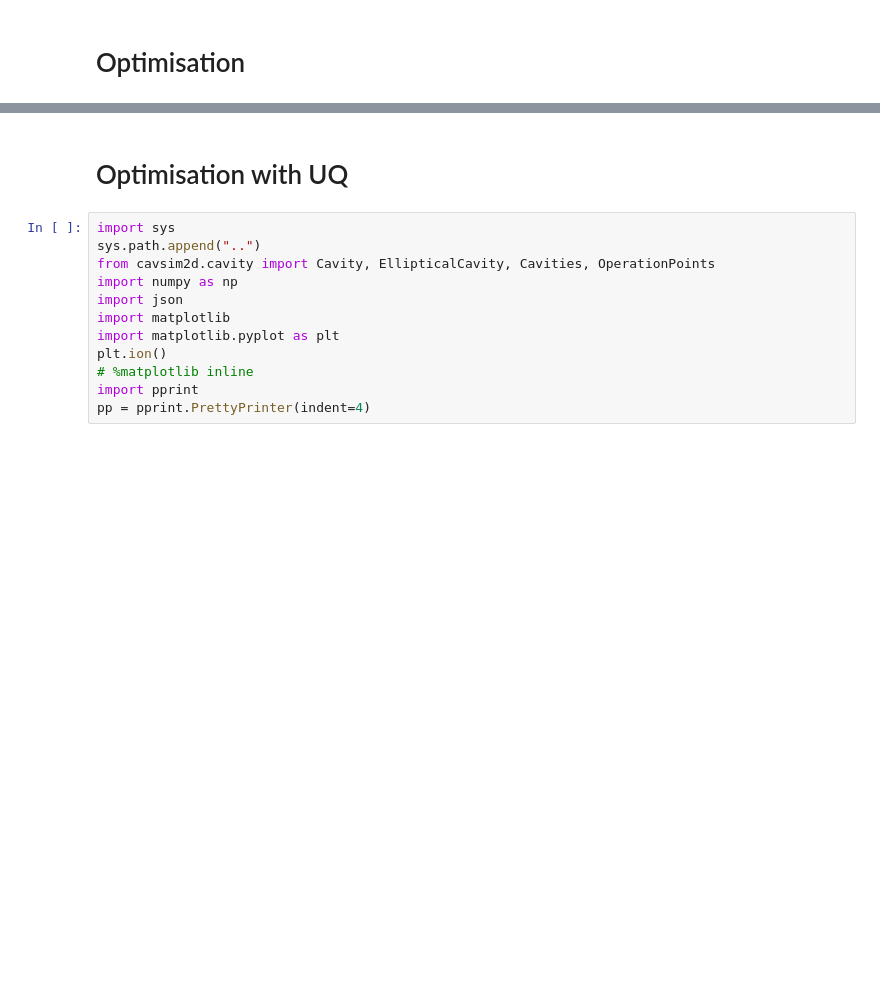
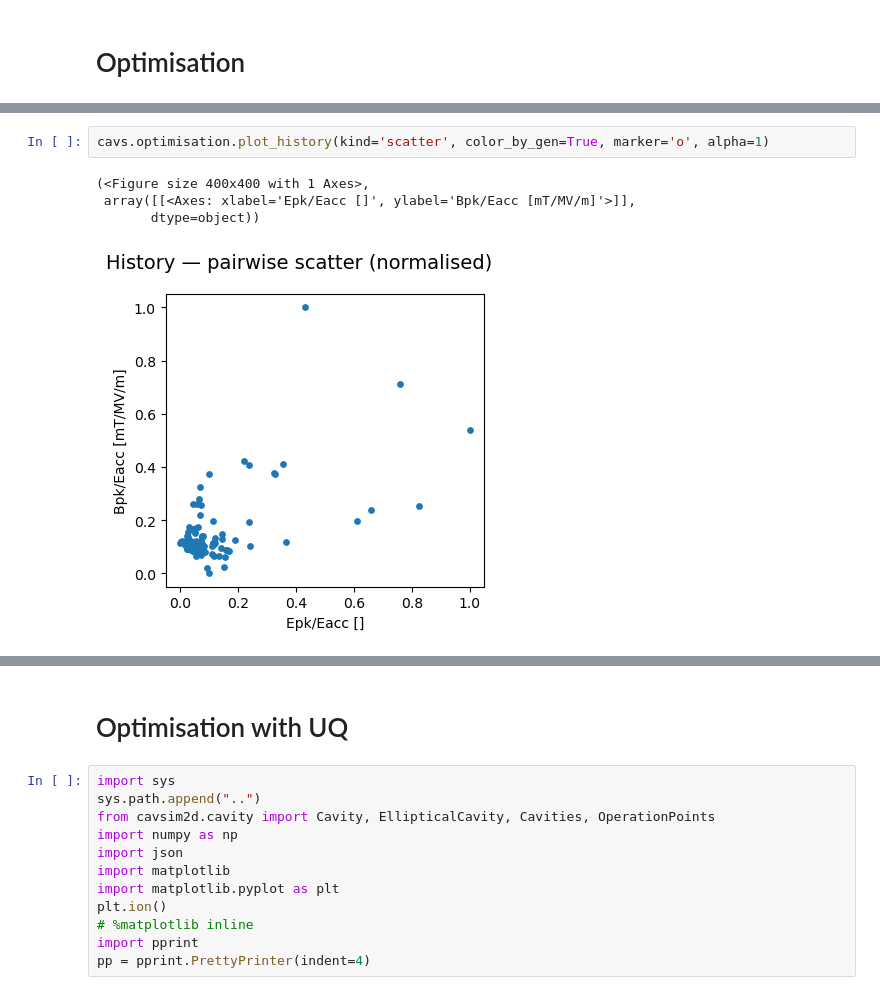
Before and after one commit to Dark-Elektron/cavsim2d, a Jupyter notebook: docs/notebooks/optimisation.ipynb, the cells around one changed output, grey strips where cells are left out. Cells and saved outputs as stored; diff of their text form; blank space fills up the shorter version.

```diff
--- a/docs/notebooks/optimisation.ipynb
+++ b/docs/notebooks/optimisation.ipynb
@@ -172,0 +271,7 @@ INFO:: End time:
+# %%
+cavs.optimisation.plot_history(kind='scatter', color_by_gen=True, marker='o', alpha=1)
+# %% [output]
+(<Figure size 400x400 with 1 Axes>,
+ array([[<Axes: xlabel='Epk/Eacc []', ylabel='Bpk/Eacc [mT/MV/m]'>]],
+       dtype=object))
+[figure, added]
```
Also changed, not shown: parts of 5 cells of this notebook, 43 other files.
